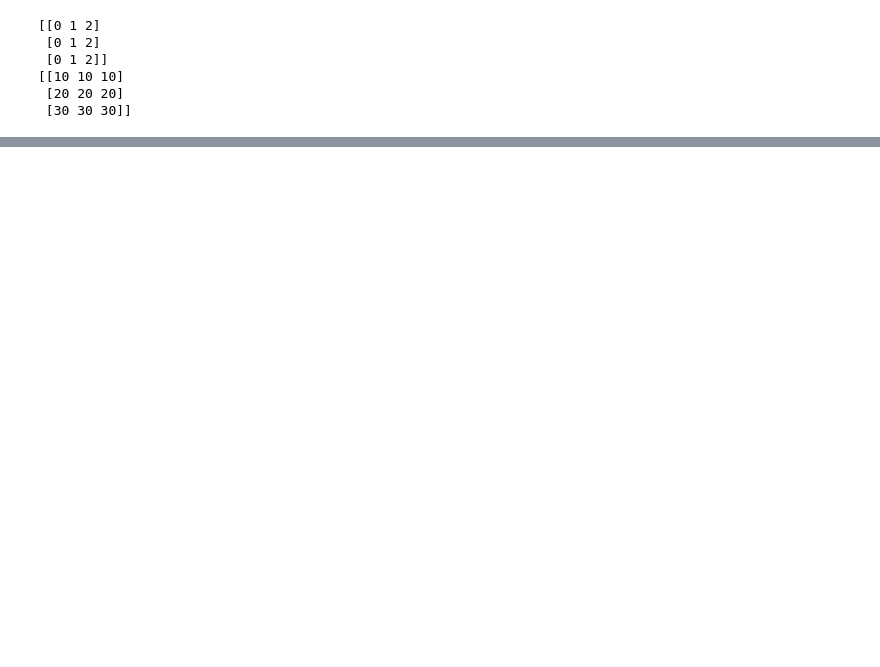
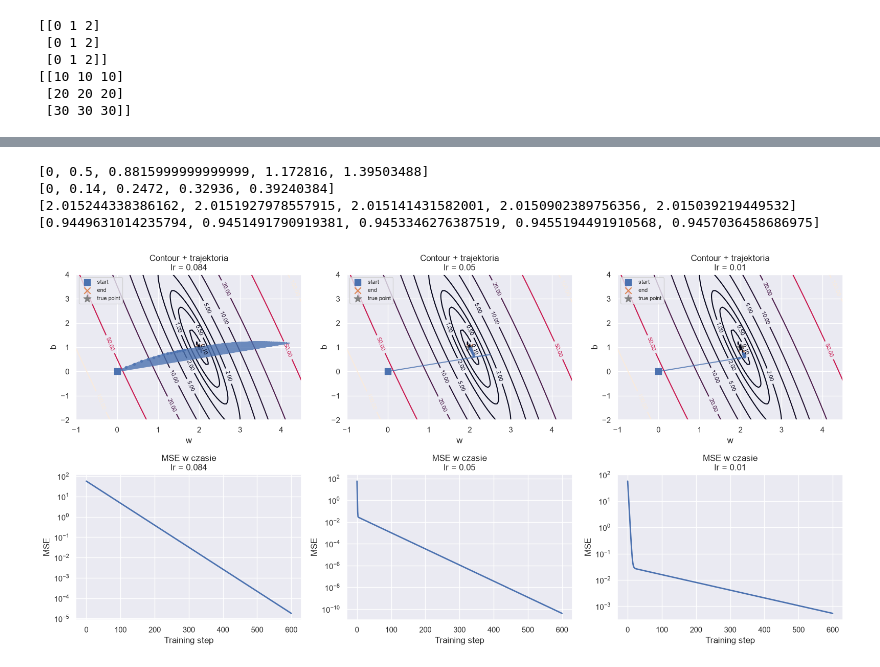
Before and after one commit to Michal0607/ml-ai-learning, a Jupyter notebook: 01_ml_fundamentals/notebooks/02_loss_surface.ipynb, the cells around one changed output, grey strips where cells are left out. Saved outputs shown, nothing was run; the diff lists cells and outputs as text; code cells hidden in the pictures; blank space fills up the shorter version.

Commit message:
add loss surface and gradient descent visualization

```diff
--- a/01_ml_fundamentals/notebooks/02_loss_surface.ipynb
+++ b/01_ml_fundamentals/notebooks/02_loss_surface.ipynb
@@ -48,0 +100,59 @@ print(small_B)
+# %%
+w_history, b_history, loss_history = train_loop(X, y, w = 0, b = 0, learning_rate=0.01, steps = 600)
+
+print(w_history[:5])
+print(b_history[:5])
+
+print(w_history[-5:])
+print(b_history[-5:])
+# %% [output]
+[0, 0.5, 0.8815999999999999, 1.172816, 1.39503488]
+[0, 0.14, 0.2472, 0.32936, 0.39240384]
+[2.015244338386162, 2.0151927978557915, 2.015141431582001, 2.0150902389756356, 2.015039219449532]
+[0.9449631014235794, 0.9451491790919381, 0.9453346276387519, 0.9455194491910568, 0.9457036458686975]
+# %%
+levels= [0.002, 0.01, 0.1, 0.5, 1, 2, 5, 10, 20, 50, 100]
+
+def plot_contour_with_path(ax, W, B, loss_surface, w_history, b_history, lr, levels):
+    contours = ax.contour(W, B, loss_surface, levels = levels)
+    ax.clabel(contours, inline = True, fontsize = 8)
+
+    ax.plot(w_history[:150], b_history[:150], marker='o', markersize=3, linewidth=1.5, alpha=0.8, markevery = 10)
+    ax.scatter(w_history[0], b_history[0], marker='s', s=80, label='start')
+    ax.scatter(w_history[-1], b_history[-1], marker='x', s=80, label='end')
+    ax.scatter(2, 1, marker='*', s=120, color='grey', label='true point')
+
+    ax.set_title(f"Contour + trajektoria\nlr = {lr}")
+    ax.set_xlabel("w")
+    ax.set_ylabel("b")
+    ax.legend(fontsize=8)
+# %%
+def plot_loss_history(ax, loss_history, lr):
+    ax.plot(loss_history, linewidth=2)
+    ax.set_title(f"MSE w czasie\nlr = {lr}")
+    ax.set_xlabel("Training step")
+    ax.set_ylabel("MSE")
+    ax.set_yscale("log")
+# %%
+W, B, loss_surface = compute_loss_surface(X, y, w_values, b_values)
+
+learning_rates = [0.084, 0.05, 0.01]
+levels = [0.002, 0.01, 0.1, 0.5, 1, 2, 5, 10, 20, 50, 100]
+
+fig, axes = plt.subplots(2, 3, figsize=(16, 8))
+
+for col, lr in enumerate(learning_rates):
+    w_history, b_history, loss_history = train_loop(X, y, w=0, b=0, learning_rate=lr, steps=600)
+
+    plot_contour_with_path(axes[0, col], W, B, loss_surface, w_history, b_history, lr, levels)
+
+    plot_loss_history(axes[1, col], loss_history, lr)
+
+plt.tight_layout()
+plt.show()
+
+print(len(w_history))
+print(len(b_history))
+print(len(loss_history))
+# %% [output]
+[figure, added]
```
Also changed, not shown: parts of 6 cells of this notebook.
